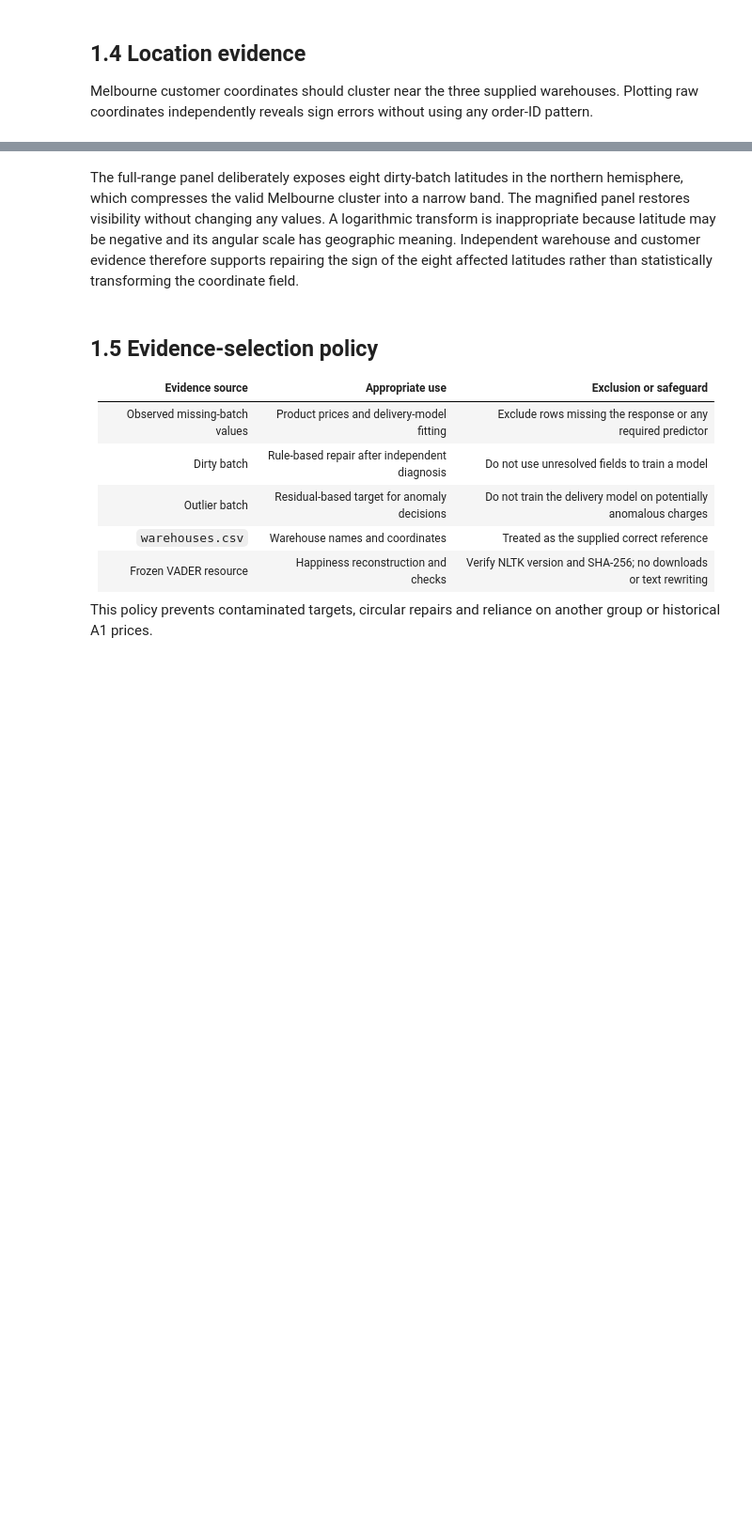
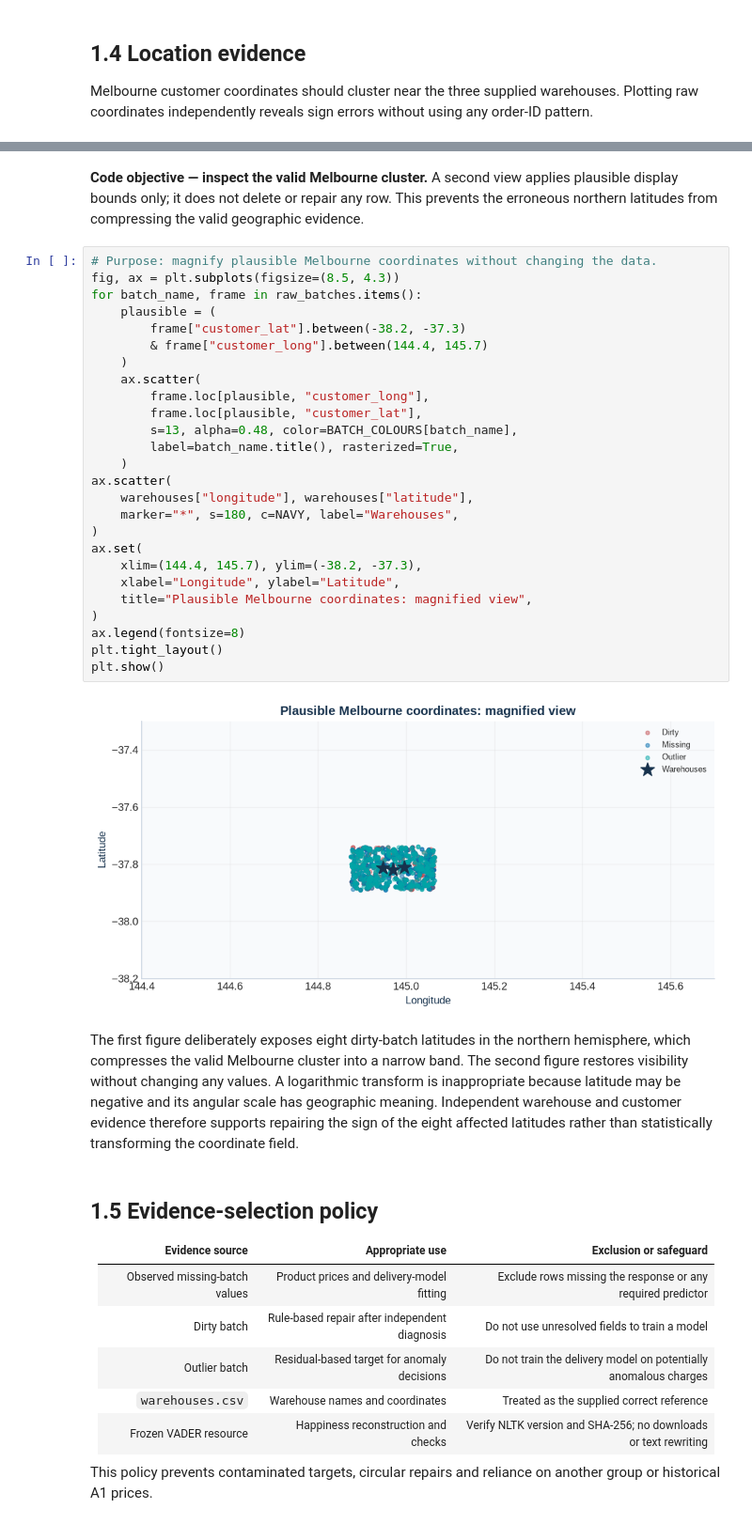
Before and after one commit to ZGHL/FIT5196-A2, a Jupyter notebook: notebooks/Group030_solution.ipynb, the cells around one changed output, grey strips where cells are left out. Shown at 94% size. Cells and saved outputs as stored; diff of their text form; blank space fills up the shorter version.

```diff
--- a/notebooks/Group030_solution.ipynb
+++ b/notebooks/Group030_solution.ipynb
@@ -471,5 +492,35 @@ plt.show()
+# %% [markdown]
+**Code objective — inspect the valid Melbourne cluster.** A second view applies plausible display bounds only; it does not delete or repair any row. This prevents the erroneous northern latitudes from compressing the valid geographic evidence.
+# %%
+# Purpose: magnify plausible Melbourne coordinates without changing the data.
+fig, ax = plt.subplots(figsize=(8.5, 4.3))
+for batch_name, frame in raw_batches.items():
+    plausible = (
+        frame["customer_lat"].between(-38.2, -37.3)
+        & frame["customer_long"].between(144.4, 145.7)
+    )
+    ax.scatter(
+        frame.loc[plausible, "customer_long"],
+        frame.loc[plausible, "customer_lat"],
+        s=13, alpha=0.48, color=BATCH_COLOURS[batch_name],
+        label=batch_name.title(), rasterized=True,
+    )
+ax.scatter(
+    warehouses["longitude"], warehouses["latitude"],
+    marker="*", s=180, c=NAVY, label="Warehouses",
+)
+ax.set(
+    xlim=(144.4, 145.7), ylim=(-38.2, -37.3),
+    xlabel="Longitude", ylabel="Latitude",
+    title="Plausible Melbourne coordinates: magnified view",
+)
+ax.legend(fontsize=8)
+plt.tight_layout()
+plt.show()
+# %% [output]
+[figure, added]
 # %% [markdown]
-The full-range panel deliberately exposes eight dirty-batch latitudes in the northern hemisphere, which compresses the valid Melbourne cluster into a narrow band. The magnified panel restores visibility without changing any values. A logarithmic transform is inappropriate because latitude may be negative and its angular scale has geographic meaning. Independent warehouse and customer evidence therefore supports repairing the sign of the eight affected latitudes rather than statistically transforming the coordinate field.
+The first figure deliberately exposes eight dirty-batch latitudes in the northern hemisphere, which compresses the valid Melbourne cluster into a narrow band. The second figure restores visibility without changing any values. A logarithmic transform is inappropriate because latitude may be negative and its angular scale has geographic meaning. Independent warehouse and customer evidence therefore supports repairing the sign of the eight affected latitudes rather than statistically transforming the coordinate field.
 # %% [markdown]
 ## 1.5 Evidence-selection policy
 
```
Also changed, not shown: parts of 107 cells of this notebook, 2 other files.
